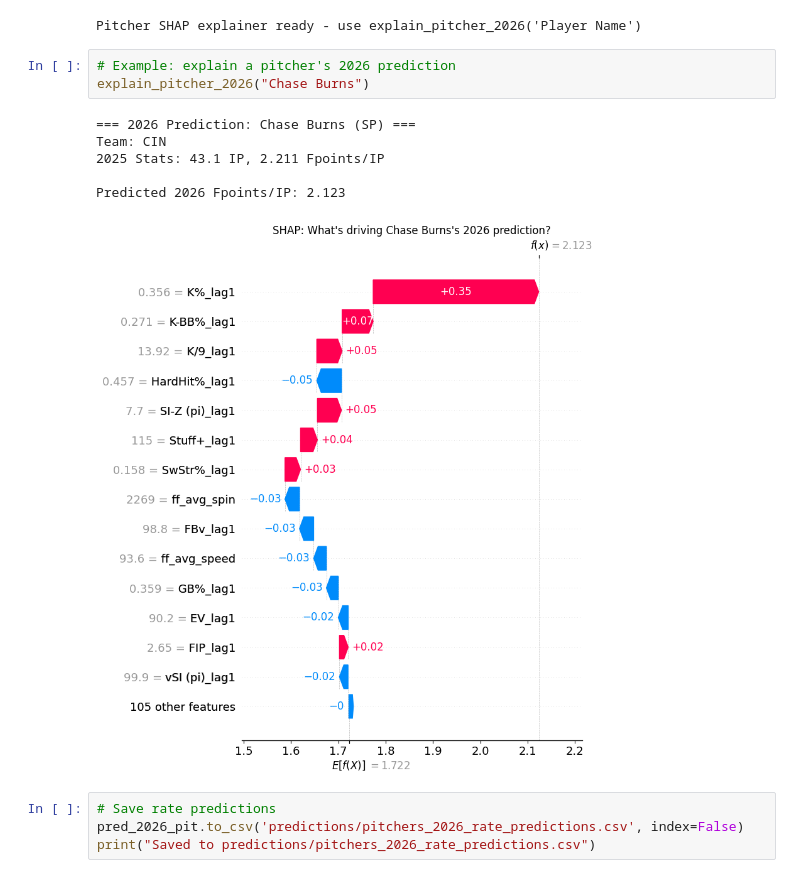
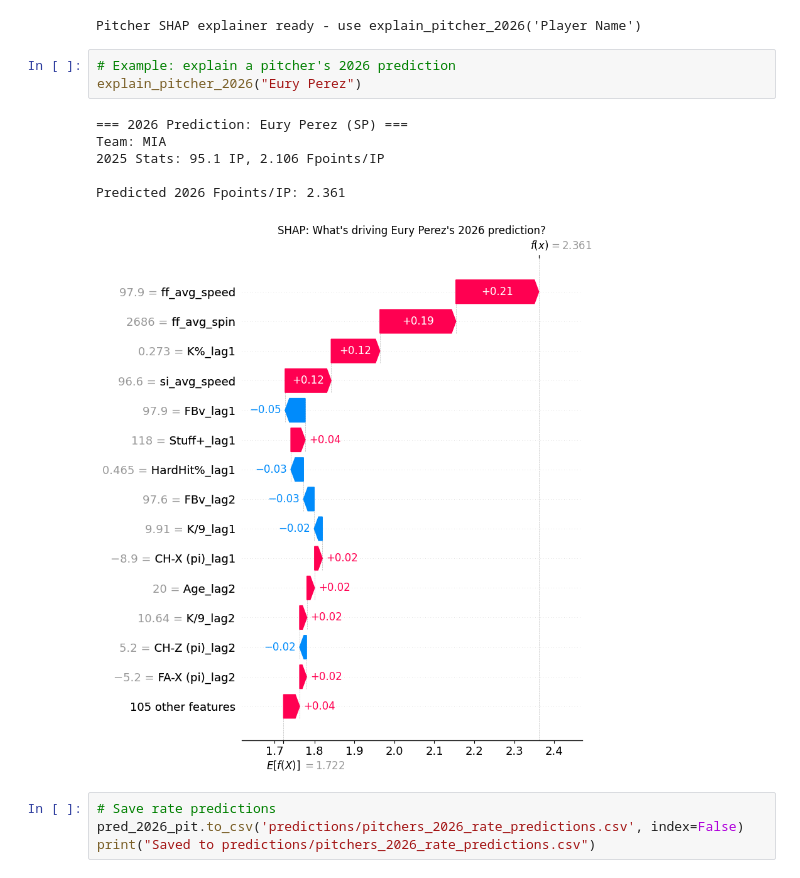
Before and after one commit to mcgillies/mlb-fantasy-2026, a Jupyter notebook: notebooks/05_2026_predictions.ipynb, the cells around one changed output. Cells and saved outputs as stored; diff of their text form.

```diff
--- a/notebooks/05_2026_predictions.ipynb
+++ b/notebooks/05_2026_predictions.ipynb
@@ -518,14 +518,14 @@ print("Pitcher SHAP explainer ready - use explain_pitcher_2026('Player Name')")
 Pitcher SHAP explainer ready - use explain_pitcher_2026('Player Name')
 # %%
 # Example: explain a pitcher's 2026 prediction
-explain_pitcher_2026("Chase Burns")
+explain_pitcher_2026("Eury Perez")
 # %% [output]
-=== 2026 Prediction: Chase Burns (SP) ===
-Team: CIN
-2025 Stats: 43.1 IP, 2.211 Fpoints/IP
+=== 2026 Prediction: Eury Perez (SP) ===
+Team: MIA
+2025 Stats: 95.1 IP, 2.106 Fpoints/IP
 
-Predicted 2026 Fpoints/IP: 2.123
+Predicted 2026 Fpoints/IP: 2.361
-[figure, old version]
+[figure, new version]
 # %%
 # Save rate predictions
 pred_2026_pit.to_csv('predictions/pitchers_2026_rate_predictions.csv', index=False)
```
Also changed, not shown: parts of 13 cells of this notebook.
